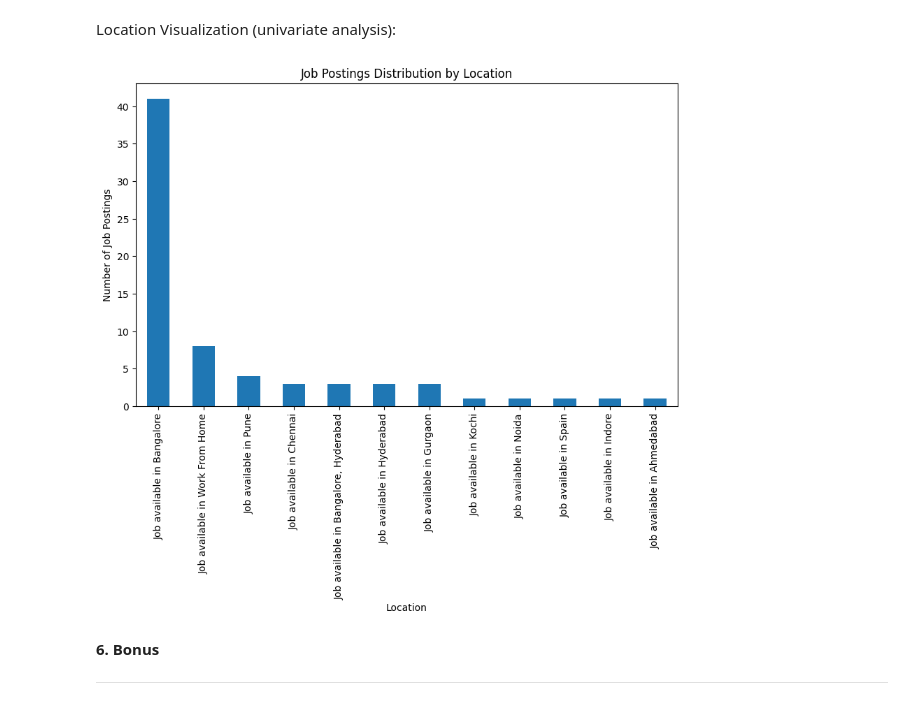
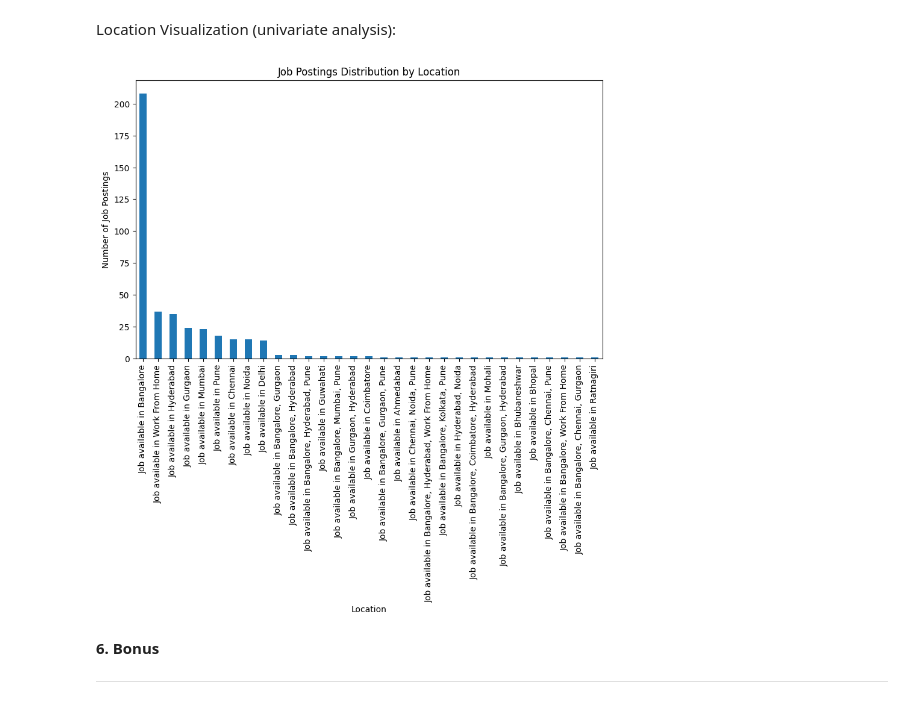
Before and after one commit to Keerthishankar-Punchithaya/Job-Analytics, a Jupyter notebook: FT_DA_101_Project_1A_Job_Analytics_ipynb.ipynb, the cells around one changed output. Drawn from its saved outputs; the diff is of its cells as text; code cells hidden in the pictures.

```diff
--- a/FT_DA_101_Project_1A_Job_Analytics_ipynb.ipynb
+++ b/FT_DA_101_Project_1A_Job_Analytics_ipynb.ipynb
@@ -140,8 +142,8 @@ Requirement already satisfied: six>=1.5 in /usr/local/lib/python3.10/dist-packag
 # %%
 import csv
 import pandas as pd
-df=pd.read_csv("Instahyre_scrapping.csv")
-# df=pd.DataFrame(data, columns=["name","location","founded","employees","about","skills","link"])
+# df=pd.read_csv("Instahyre_scrapping.csv")
+df=pd.read_csv(r'https://raw.githubusercontent.com/Keerthishankar-Punchithaya/Job-Analytics/main/Instahyre_scrapping.csv')
 print(df.head())
 # %% [output]
                                            Job Title  \
@@ -168,5 +183,6 @@ print(df.head())
 # %%
-# null value count per column
+# remove null values
+df=df.fillna('Not Found')
 df.isnull().sum()
 # %% [output]
 Job Title          0
@@ -277,10 +295,6 @@ dtype: object
 import pandas as pd
 import matplotlib.pyplot as plt
 import seaborn as sns
-# %%
-# optional done
-
-df = pd.read_csv('Instahyre_scraper_SampleFile.csv')
 # %% [markdown]
 **1. Exploratory Data Analysis (EDA)**
 
@@ -328,13 +368,13 @@ dtype: int64
 Location Visualization (univariate analysis):
 # %%
 plt.figure(figsize=(10, 6))
-df["location"].value_counts().plot(kind="bar")
+df["Location"].value_counts().plot(kind="bar")
 plt.xlabel("Location")
 plt.ylabel("Number of Job Postings")
 plt.title("Job Postings Distribution by Location")
 plt.show()
 # %% [output]
-[figure, old version]
+[figure, new version]
 # %% [markdown]
 **6. Bonus**
 
```
Also changed, not shown: parts of 18 cells of this notebook.
